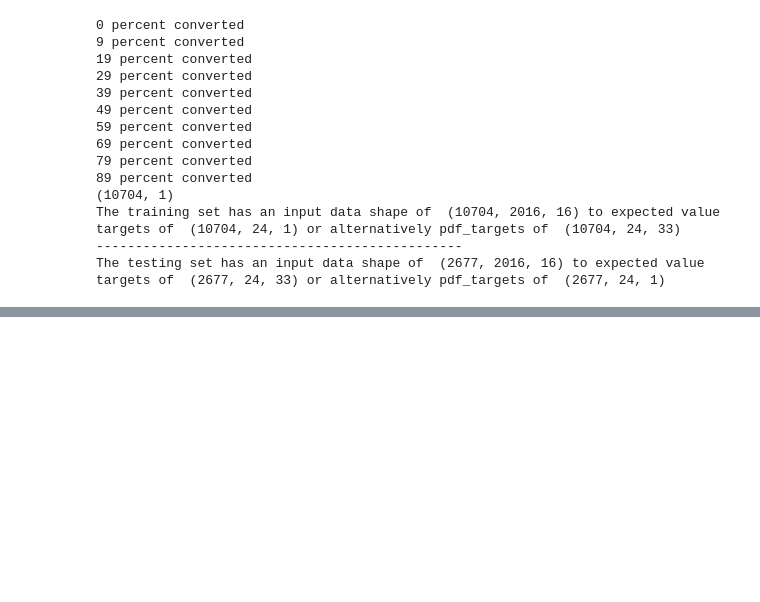
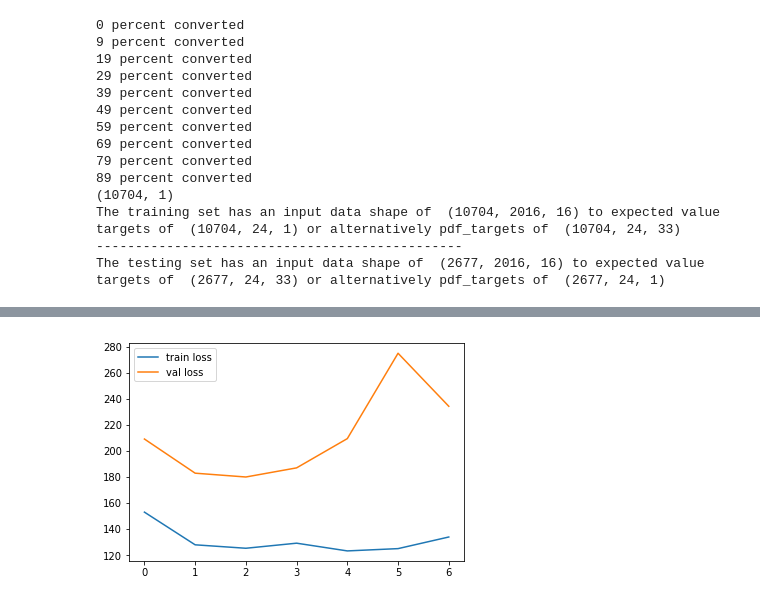
Before and after one commit to ElizavetaKharlova/seq2seq-solar-forecasting, a Jupyter notebook: Build Keras Encoder Decoder.ipynb, the cells around one changed output, grey strips where cells are left out. Drawn from its saved outputs; the diff is of its cells as text; code cells hidden in the pictures; blank space fills up the shorter version.

```diff
--- a/Build Keras Encoder Decoder.ipynb
+++ b/Build Keras Encoder Decoder.ipynb
@@ -250,0 +361,7 @@ Train on 8563 samples, validate on 2141 samples
+# %%
+pylab.plot(hist_metric, label="train loss")
+pylab.plot(hist_val_metric, label="val loss")
+pylab.legend(loc='upper left')
+pylab.show()
+# %% [output]
+[figure, added]
```
Also changed, not shown: parts of 8 cells of this notebook.
